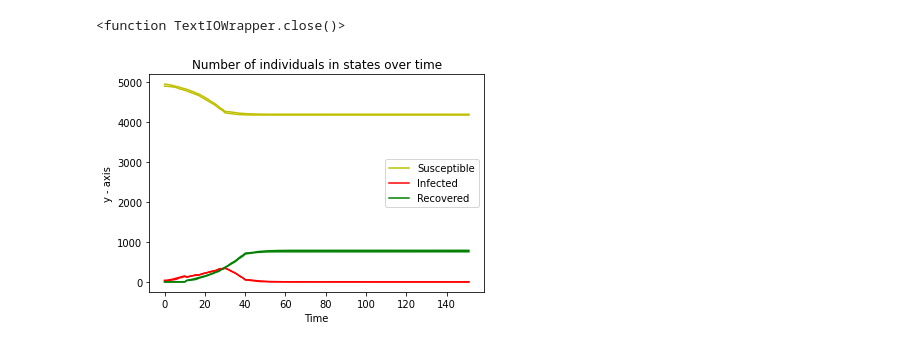
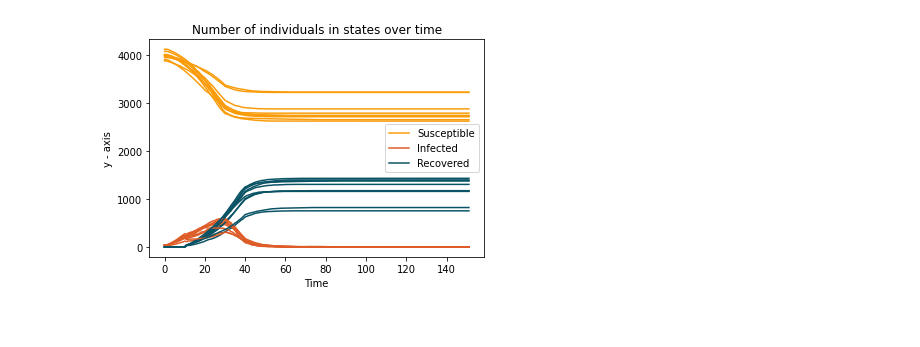
Before and after one commit to sumalibajaj/IBM_discretetimestep, a Jupyter notebook: modelrunning.ipynb, the cells around one changed output. Cells and saved outputs as stored; diff of their text form; code cells hidden in the pictures.

Commit message:
extracting infected over time and plotting

```diff
--- a/modelrunning.ipynb
+++ b/modelrunning.ipynb
@@ -5,16 +5,16 @@ from functions import *
 # from numpy import *
 
 # model setup
-n_iter = 2
+n_iter = 10
 t_max = 150 # how many days will the simulation run
 n_hh = 1000
 type_of_hh_array = [0, 1, 2]
 prob_type_of_hh_array = [0.33, 0.33, 0.34]
-mean_hh_size_array = [5, 5, 5]
+mean_hh_size_array = [2, 4, 6]
 initial_prob_I_array = [0.01, 0.01, 0.01]
-mean_n_contacts_outside_hh = np.array([[3, 4, 2], [2, 3, 2], [2, 2, 3]])
+mean_n_contacts_outside_hh = np.array([[5, 4, 2], [2, 5, 2], [2, 2, 8]])
 
-p_drop_contact = [0, 1, 1]
+p_drop_contact = [0.9, 0.5, 0.2]
 t_drop_contact = 30
 
 # transmission parameters
@@ -76,7 +74,0 @@ Simulation  2  is complete.
-# %%
-infs = open('infs.csv', 'w')
-infs.write("area,n_infs,time,iter")
-
-infs.close
-# %% [output]
-<function TextIOWrapper.close()>
@@ -88,33 +79,38 @@ dat = pd.read_csv('sim.csv')
 # %%
+# importing outputs
+import pandas as pd
+
+dat = pd.read_csv('sim.csv')
+
 # ploting S, I, R dynamics over time
 import matplotlib.pyplot as plt
 
 for i in range(1,n_iter+1):
     dat_temp = dat.loc[dat['iter '] == i]
 
     # x axis values
     x = dat_temp[['time']]
     # corresponding y axis values
     S = dat_temp[['S']]
     I = dat_temp[['I']]
     R = dat_temp[['R']]
 
     # plotting the points
-    plt.plot(x, S, 'y', label = "Susceptibles")
-    plt.plot(x, I, 'r', label = "Infected")
-    plt.plot(x, R, 'g', label = "Recovered")
+    plt.plot(x, S, '#FA9C0A', label = "Susceptibles")
+    plt.plot(x, I, '#DD5C27', label = "Infected")
+    plt.plot(x, R, '#0A5365', label = "Recovered")
 
 
     # naming the x axis
     plt.xlabel('Time')
     # naming the y axis
     plt.ylabel('y - axis')
 
 # giving a title to my graph
 plt.title('Number of individuals in states over time')
 # show a legend on the plot
 plt.legend(['Susceptible','Infected','Recovered'])
 # function to show the plot
 plt.show()
 # %% [output]
-[figure, old version]
+[figure, new version]
```
Also changed, not shown: parts of 6 cells of this notebook, 4 other files.
